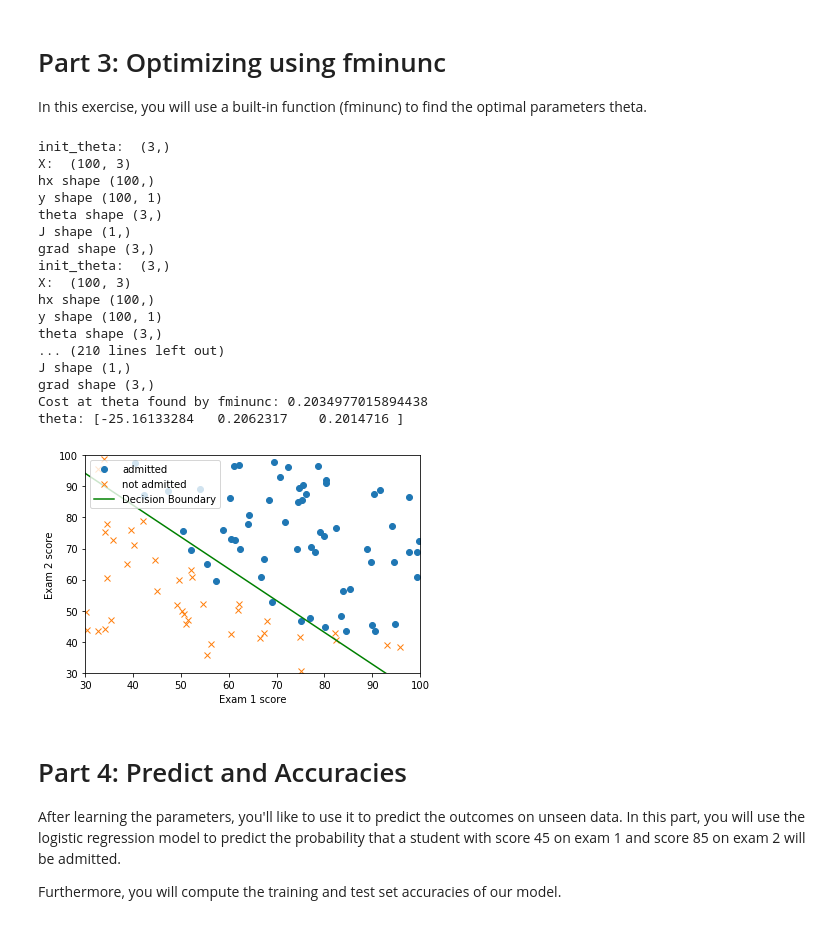
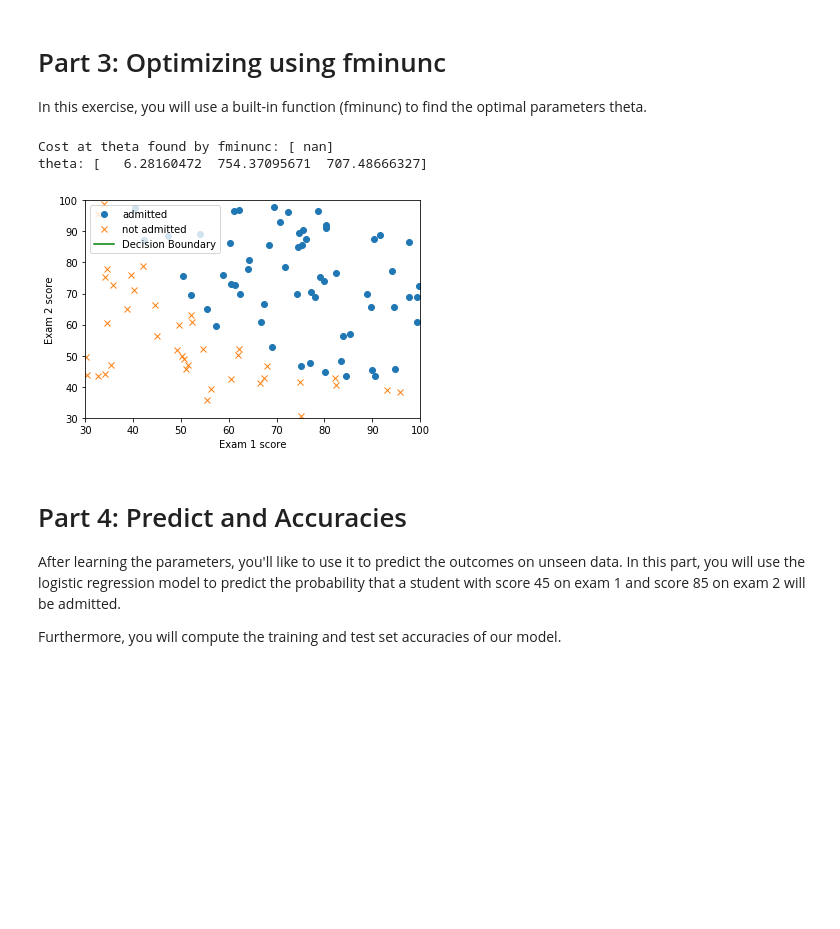
Before and after one commit to oqrusk/coursera_machine_learning, a Jupyter notebook: jupyter/ex2/logistic_regression.ipynb, the cells around one changed output. Saved outputs shown, nothing was run; the diff lists cells and outputs as text; code cells hidden in the pictures; blank space fills up the shorter version.

Commit message:
apply optimize minimum

```diff
--- a/jupyter/ex2/logistic_regression.ipynb
+++ b/jupyter/ex2/logistic_regression.ipynb
@@ -261,54 +255,41 @@ def plot_decision_boundary(theta, X, y):
 
     else:
         # Here is the grid range
         u = np.linspace(-1, 1.5, num=50)
         v = np.linspace(-1, 1.5, num=50)
 
         z = np.zeros((u.size, v.size))
 
         # Evaluate z = theta*x over the grid
         for i in range(1, u.size):
             for j in range(1, v.size):
                 z[i, j] = map_feature(u[i], v[j]) * theta
 
         z = z.T #important to transpose z before calling contour
 
         # contour(u, v, z, [0, 0], 'LineWidth', 2)
         plt.contour(u, v, z)        #  http://ailaby.com/contour/
         plt.show()
 
 
 # Run fminunc to obtain the optimal theta
-f = lambda t: cost_function(t, X, y)
+cf = lambda t: cost_function(t, X_i, y)
+grad = lambda t: gradient_descent(t, X_i, y)
 
-res = optimize.minimize(f, initial_theta, jac=True, options={'maxiter': 400})
+# res = optimize.minimize(cf, initial_theta, method='BFGS', jac=grad, options={'maxiter': 400})
+res = optimize.minimize(cf, initial_theta,  options={'maxiter': 400})
 
 # Print theta to screen
 print('Cost at theta found by fminunc: {0}'.format(res.fun))
 print('theta:', res.x)
 theta = res.x
 
 # Plot Boundary
-plot_decision_boundary(theta, X, y)
+plot_decision_boundary(theta, X_i, y)
 # %% [output]
-init_theta:  (3,)
-X:  (100, 3)
-hx shape (100,)
-y shape (100, 1)
-theta shape (3,)
-J shape (1,)
-grad shape (3,)
-init_theta:  (3,)
-X:  (100, 3)
-hx shape (100,)
-y shape (100, 1)
-theta shape (3,)
-... (210 lines left out)
-J shape (1,)
-grad shape (3,)
-Cost at theta found by fminunc: 0.2034977015894438
-theta: [-25.16133284   0.2062317    0.2014716 ]
+Cost at theta found by fminunc: [ nan]
+theta: [   6.28160472  754.37095671  707.48666327]
-[figure, old version]
+[figure, new version]
 # %% [markdown]
 # Part 4: Predict and Accuracies
 After learning the parameters, you'll like to use it to predict the outcomes on unseen data.
```
Also changed, not shown: parts of 4 cells of this notebook, 2 other files.
